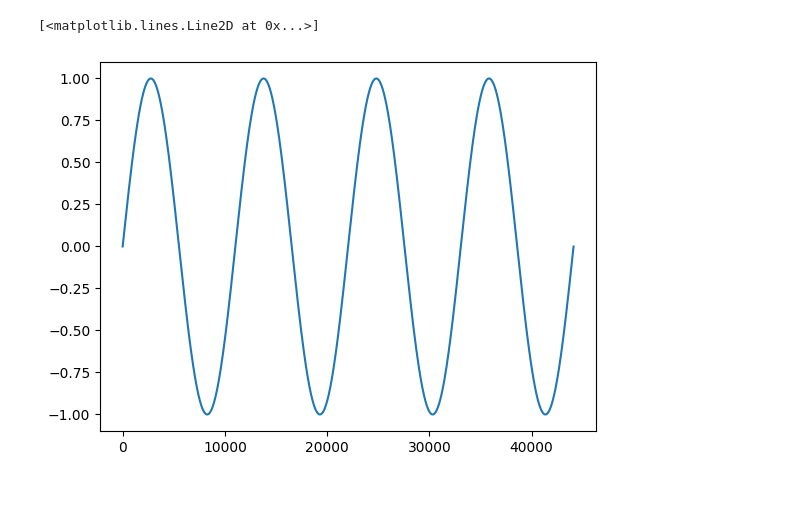
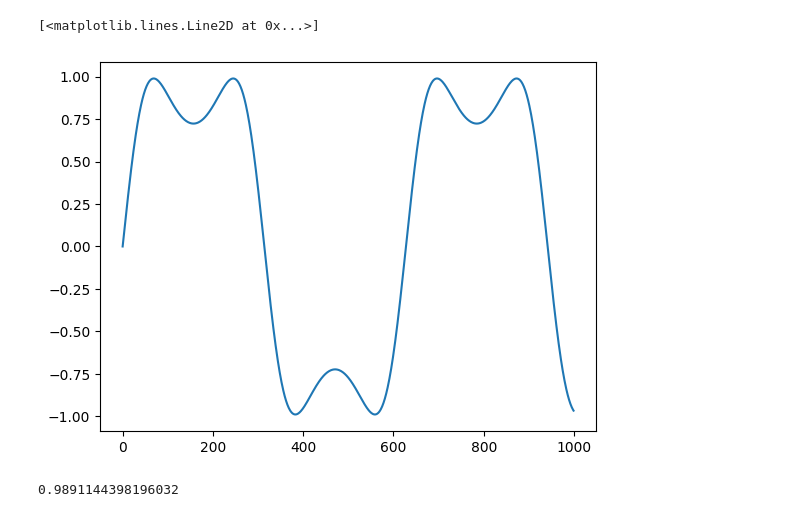
Before and after one commit to acanois/dsp-study, a Jupyter notebook: algorithms/feedback_wavefolding.ipynb, the cells around one changed output. Drawn from its saved outputs; the diff is of its cells as text; code cells hidden in the pictures.

```diff
--- a/algorithms/feedback_wavefolding.ipynb
+++ b/algorithms/feedback_wavefolding.ipynb
@@ -20,0 +7,9 @@ plot_wave(lambda x: sine_sample(x, nyquist, fs), fs, seconds=1)
+# %%
+samplerate = 44100
+nyquist = samplerate / 2
+seconds = 10
+n_samples = samplerate * seconds
+phasor = np.linspace(0, n_samples/samplerate, num=1000)
+sine = [np.sin(sample) for sample in phasor]
+
+plt.plot(sine)
@@ -21,5 +19,18 @@ plot_wave(lambda x: sine_sample(x, nyquist, fs), fs, seconds=1)
+# %%
+def process(sample, intensity=nyquist):
+    tan_sum = np.tanh(sample)
+    return tan_sum + sine_sample(sample, intensity, samplerate)
+# %%
+def process_block(block):
+    return [process(y) * 0.5 for y in np.copy(block)]
+# %%
+folded = process_block(sine)
 # %%
-plt.plot(wave)
+plt.plot(folded)
 # %% [output]
 [<matplotlib.lines.Line2D at 0x...>]
-[figure, old version]
+[figure, new version]
+# %%
+max(folded)
+# %% [output]
+0.9891144398196032
```
Also changed, not shown: parts of 3 cells of this notebook.
